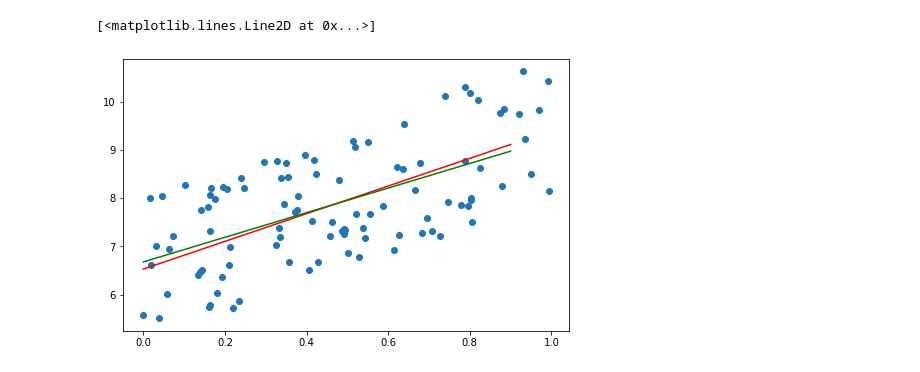
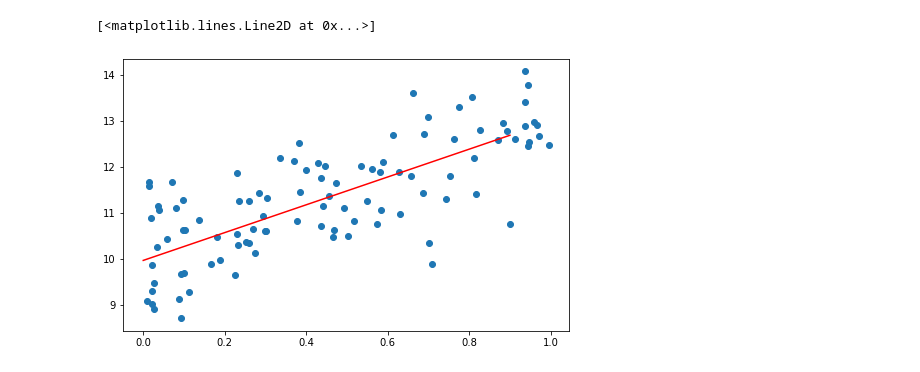
Before and after one commit to luk27182/ML-Explainers, a Jupyter notebook: SGD for Linear Regression.ipynb, the cells around one changed output. Drawn from its saved outputs; the diff is of its cells as text; code cells hidden in the pictures.

Commit message:
Added some markdown descriptions, added noisy data example

```diff
--- a/SGD for Linear Regression.ipynb
+++ b/SGD for Linear Regression.ipynb
@@ -5,13 +17,9 @@ import matplotlib.pyplot as plt
 # %%
-import statsmodels.api as sm
-b0 = 5
-b1 = 3
+intercept = 10
+slope = 3
 
-X = np.random.rand(100,1)
-y = b0+b1*X
+# beta_true is the true value of beta; we will use SGD to approximate it later
+beta_true = np.array([[intercept,slope]])
 
-X=sm.add_constant(X)
-y = y + 3*np.random.rand(y.shape[0], 1)
-
-plt.figure(figsize=(8,5))
-plt.scatter(X[:,1],y)
+X = sm.add_constant(np.random.rand(200,1)) # Get 100 random samples for the X values
+y = X@np.transpose(beta_true)+np.random.normal(loc=0, scale=0.1, size=(X.shape[0], 1)) # Calculate y-values
@@ -65,0 +91,6 @@ plt.plot(domain, beta_star[0]+beta_star[1]*domain, color="green")
+# %%
+X_noisy = sm.add_constant(np.random.rand(100,1)) # Get 100 random samples for the X values
+y_noisy = X_noisy@np.transpose(beta_true)+np.random.normal(loc=0, scale=0.8, size=(X_noisy.shape[0], 1)) # Calculate y-values
+plt.figure(figsize=(8,5))
+plt.scatter(X_noisy[:,1],y_noisy)
+plt.show()
@@ -67,29 +141,25 @@ plt.plot(domain, beta_star[0]+beta_star[1]*domain, color="green")
 from tqdm import tqdm
 import math
 
-beta = np.zeros((X.shape[1],1))
-beta_star = np.linalg.inv(np.transpose(X)@X)@np.transpose(X)@y
+beta = np.zeros((X_noisy.shape[1],1))
 
 
 loss_values = []
-batch_size = X.shape[0]
+batch_size = 100
 
 time_steps = np.arange(1,int(1e2))
 for t in tqdm(time_steps):
-    selected = np.random.randint(low=0,high=X.shape[0],size=batch_size)
-    x = X[selected]
-    y_true = y[selected]
+    selected = np.random.randint(low=0,high=X_noisy.shape[0],size=batch_size)
+    x = X_noisy[selected]
+    y_true = y_noisy[selected]
     y_hat = np.dot(x, beta)
     MSE = np.mean((y_true-y_hat)**2)
     loss_values.append(MSE)
 
-    eta = 0.1/math.sqrt(t)
+    eta = 1/math.sqrt(t)
     g = np.transpose(np.mean(2*(y_true-y_hat)*(-x), axis=0, keepdims=True))
     test = eta*g
     beta -= eta*g
 
 print("Predicted:", beta)
-print("Best Possible:", beta_star)
-plt.figure(figsize=(8,5))
-plt.plot(time_steps, loss_values)
 # %% [output]
@@ -102,10 +168,9 @@ Best Possible: [[6.67676629]
 # %%
 plt.figure(figsize=(8,5))
-plt.scatter(X[:, 1],y)
+plt.scatter(X_noisy[:, 1],y_noisy)
 
 domain = np.arange(1, step=0.1)
 plt.plot(domain, beta[0]+beta[1]*domain, color="red")
-plt.plot(domain, beta_star[0]+beta_star[1]*domain, color="green")
 # %% [output]
 [<matplotlib.lines.Line2D at 0x...>]
-[figure, old version]
+[figure, new version]
```
Also changed, not shown: parts of 17 cells of this notebook.
